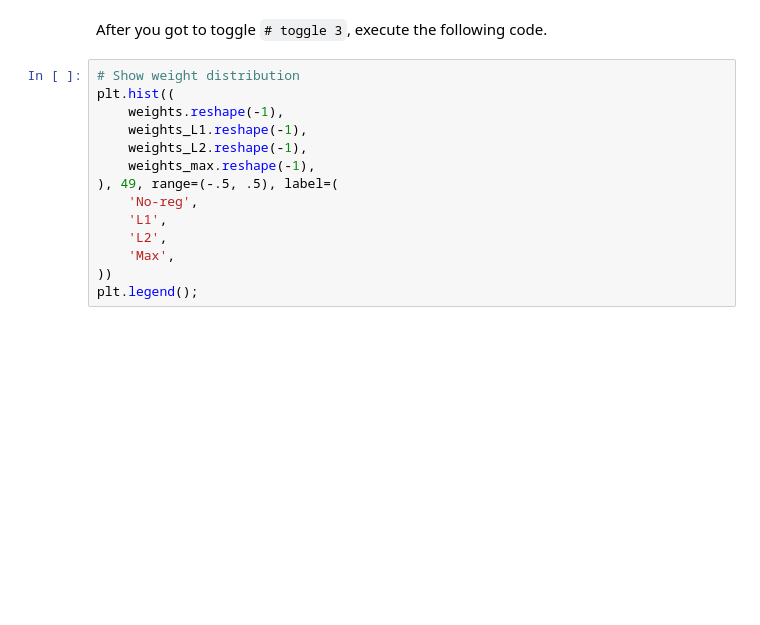
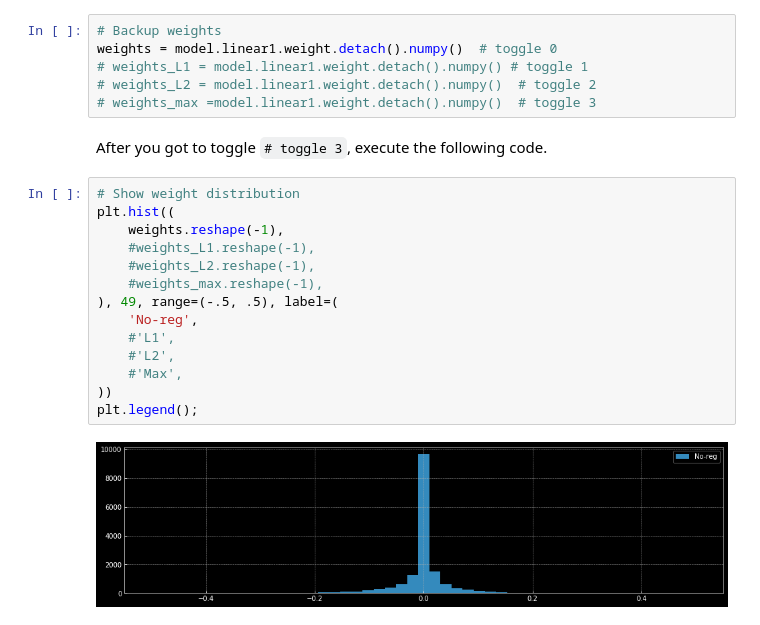
Before and after one commit to Atcold/NYU-DLSP20, a Jupyter notebook: regularization.ipynb, the cells around one changed output. Saved outputs shown, nothing was run; the diff lists cells and outputs as text; blank space fills up the shorter version.

```diff
--- a/regularization.ipynb
+++ b/regularization.ipynb
@@ -274,16 +286,24 @@ weights = network.layers[0].get_weights()[0]  # toggle 0
+# %%
+# Backup weights
+weights = model.linear1.weight.detach().numpy()  # toggle 0
+# weights_L1 = model.linear1.weight.detach().numpy() # toggle 1
+# weights_L2 = model.linear1.weight.detach().numpy()  # toggle 2
+# weights_max =model.linear1.weight.detach().numpy()  # toggle 3
 # %% [markdown]
 After you got to toggle `# toggle 3`, execute the following code.
 # %%
 # Show weight distribution
 plt.hist((
     weights.reshape(-1),
-    weights_L1.reshape(-1),
-    weights_L2.reshape(-1),
-    weights_max.reshape(-1),
+    #weights_L1.reshape(-1),
+    #weights_L2.reshape(-1),
+    #weights_max.reshape(-1),
 ), 49, range=(-.5, .5), label=(
     'No-reg',
-    'L1',
-    'L2',
-    'Max',
+    #'L1',
+    #'L2',
+    #'Max',
 ))
 plt.legend();
+# %% [output]
+[figure, added]
```
Also changed, not shown: parts of 7 cells of this notebook.
